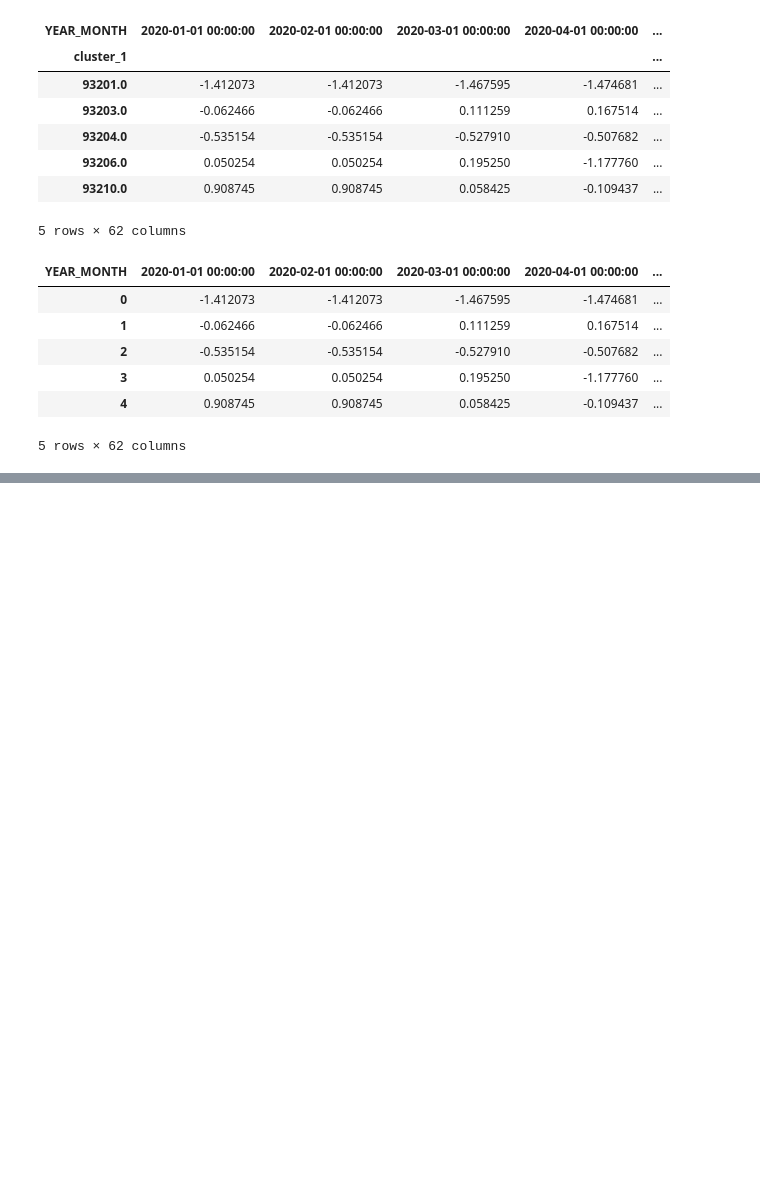
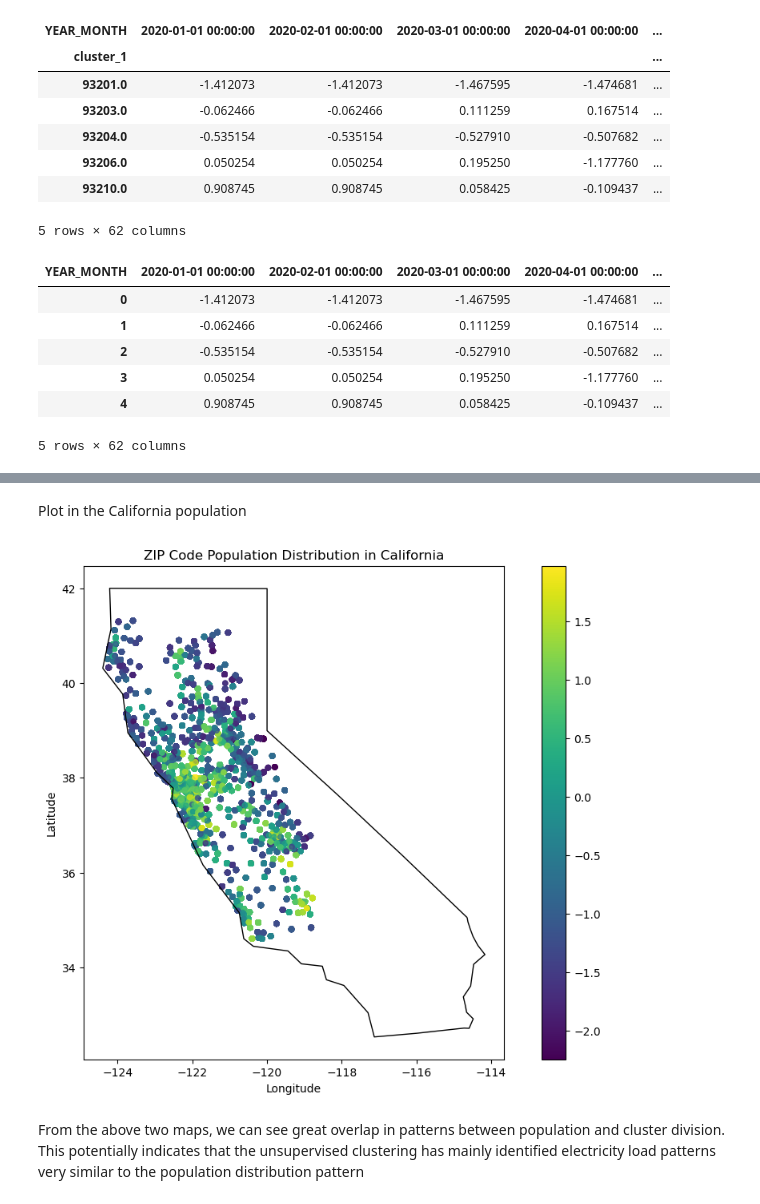
Before and after one commit to kaia-hu/Energy_Load_Forcasting, a Jupyter notebook: 4-unsupervised_learning.ipynb, the cells around one changed output, grey strips where cells are left out. Drawn from its saved outputs; the diff is of its cells as text; code cells hidden in the pictures; blank space fills up the shorter version.

Commit message:
Added population map

```diff
--- a/4-unsupervised_learning.ipynb
+++ b/4-unsupervised_learning.ipynb
@@ -229,0 +237,37 @@ plt.show()
+# %% [markdown]
+Plot in the California population
+# %%
+# Load California boundary from public GeoJSON
+usa = world[world['ADMIN'] == 'United States of America']
+california = states[states['name'] == 'California']
+
+# Convert df_all to GeoDataFrame
+gdf_pop = gpd.GeoDataFrame(
+    df_all,
+    geometry=gpd.points_from_xy(df_all['longitude'], df_all['latitude']),
+    crs='EPSG:4326'
+)
+
+# Plot California boundary and population points
+fig, ax = plt.subplots(1, 1, figsize=(12, 8))
+
+# Plot California outline
+california.boundary.plot(ax=ax, color='black', linewidth=1)
+
+# Plot population points (continuous color map)
+gdf_pop.plot(
+    column='population',
+    cmap='viridis',
+    legend=True,
+    ax=ax,
+    markersize=20,
+    alpha=0.7)
+
+plt.title('ZIP Code Population Distribution in California')
+plt.xlabel('Longitude')
+plt.ylabel('Latitude')
+plt.show()
+# %% [output]
+[figure, added]
+# %% [markdown]
+From the above two maps, we can see great overlap in patterns between population and cluster division. This potentially indicates that the unsupervised clustering has mainly identified electricity load patterns very similar to the population distribution pattern
```
Also changed, not shown: parts of 1 cell of this notebook.
